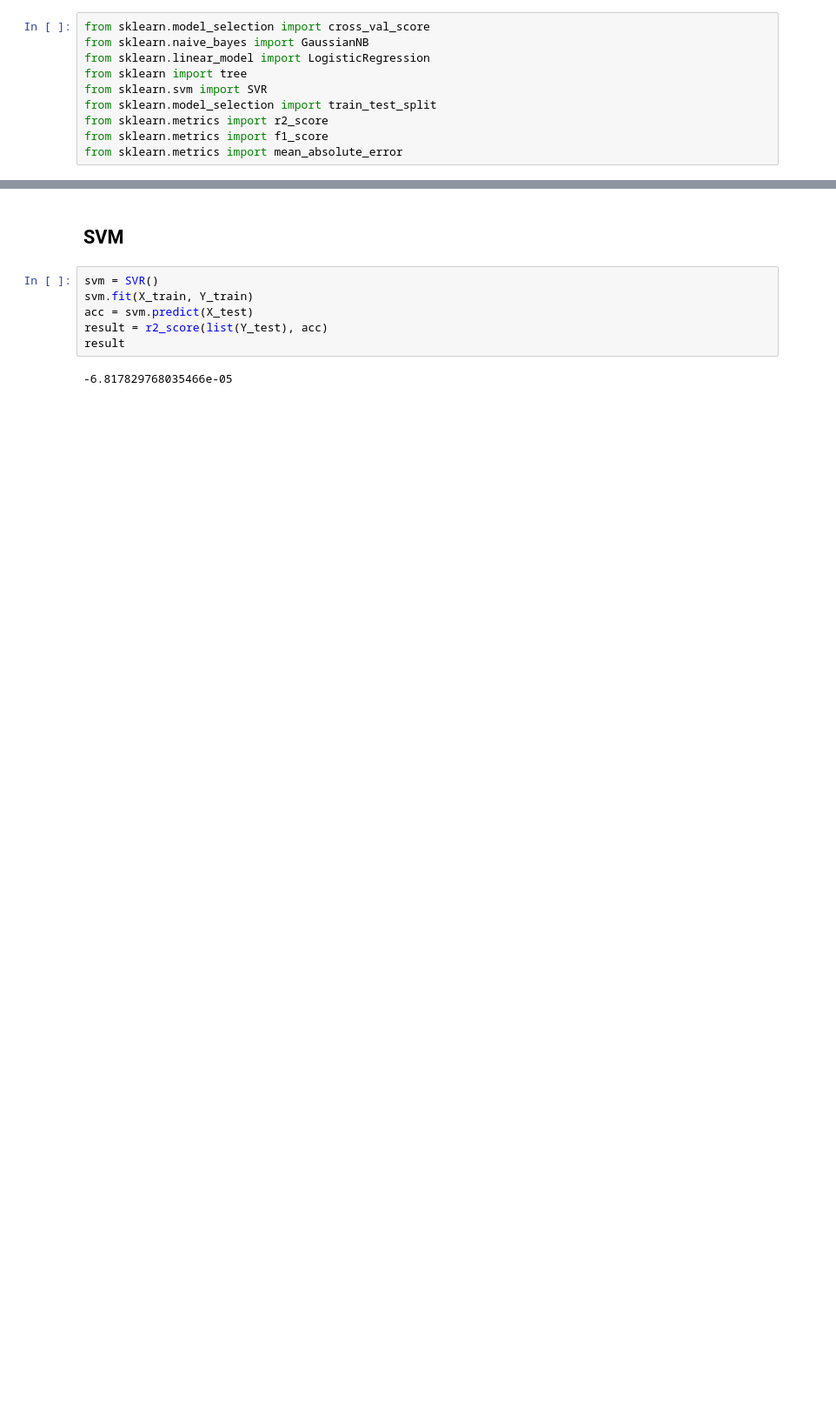
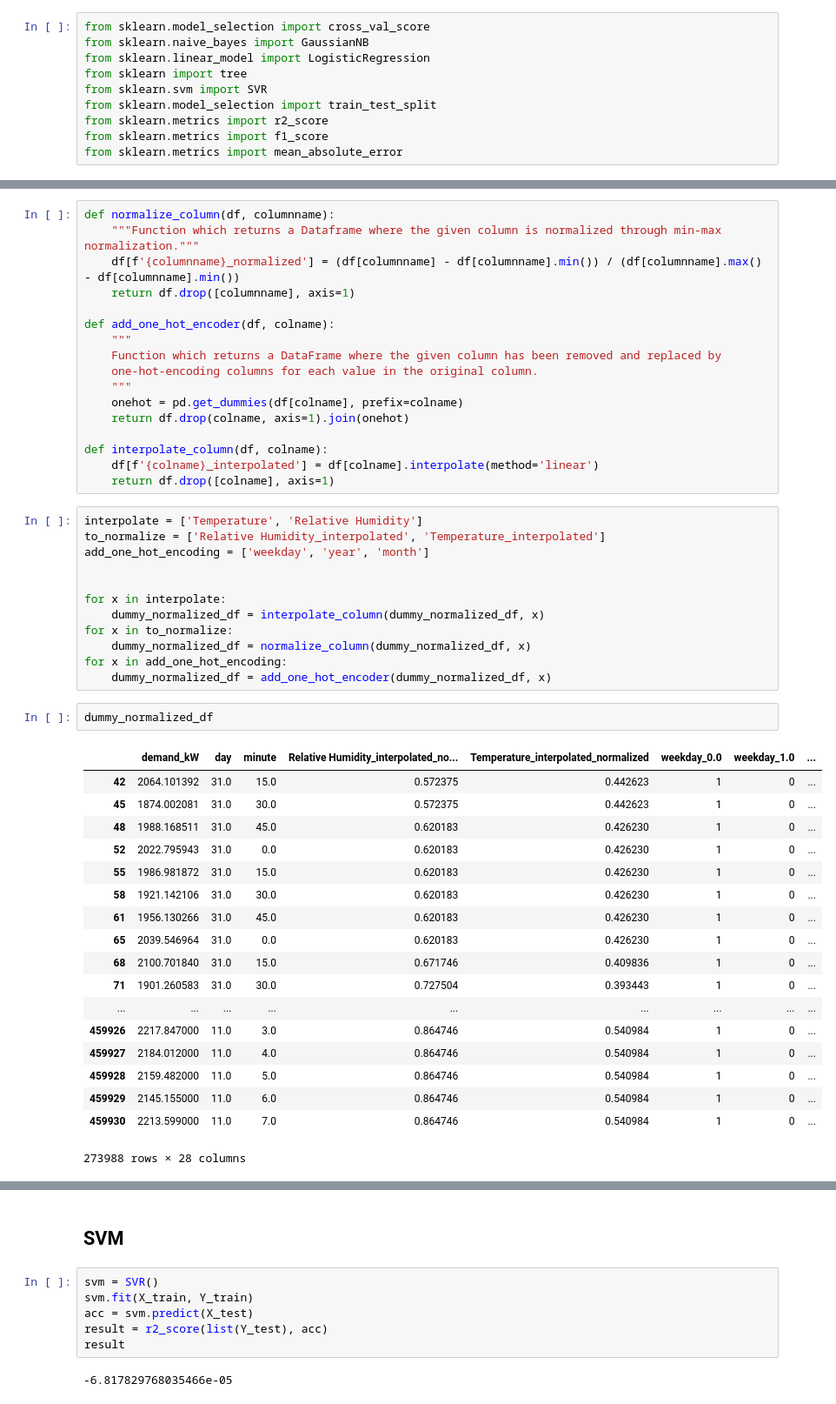
Before and after one commit to Robpennekamp/AppliedMachineLearning, a Jupyter notebook: Model Training by Sonja.ipynb, the cells around one changed output, grey strips where cells are left out. Shown at 87% size. Saved outputs shown, nothing was run; the diff lists cells and outputs as text; blank space fills up the shorter version.

```diff
--- a/Model Training by Sonja.ipynb
+++ b/Model Training by Sonja.ipynb
@@ -173,0 +254,50 @@ from sklearn.metrics import mean_absolute_error
+# %%
+def normalize_column(df, columnname):
+    """Function which returns a Dataframe where the given column is normalized through min-max normalization."""
+    df[f'{columnname}_normalized'] = (df[columnname] - df[columnname].min()) / (df[columnname].max() - df[columnname].min())
+    return df.drop([columnname], axis=1)
+
+def add_one_hot_encoder(df, colname):
+    """
+    Function which returns a DataFrame where the given column has been removed and replaced by
+    one-hot-encoding columns for each value in the original column.
+    """
+    onehot = pd.get_dummies(df[colname], prefix=colname)
+    return df.drop(colname, axis=1).join(onehot)
+
+def interpolate_column(df, colname):
+    df[f'{colname}_interpolated'] = df[colname].interpolate(method='linear')
+    return df.drop([colname], axis=1)
+# %%
+interpolate = ['Temperature', 'Relative Humidity']
+to_normalize = ['Relative Humidity_interpolated', 'Temperature_interpolated']
+add_one_hot_encoding = ['weekday', 'year', 'month']
+
+
+for x in interpolate:
+    dummy_normalized_df = interpolate_column(dummy_normalized_df, x)
+for x in to_normalize:
+    dummy_normalized_df = normalize_column(dummy_normalized_df, x)
+for x in add_one_hot_encoding:
+    dummy_normalized_df = add_one_hot_encoder(dummy_normalized_df, x)
+# %%
+dummy_normalized_df
+# %% [output]
+|  | demand_kW | day | minute | Relative Humidity_interpolated_no... | Temperature_interpolated_normalized | weekday_0.0 | weekday_1.0 | ... |
+| 42 | 2064.101392 | 31.0 | 15.0 | 0.572375 | 0.442623 | 1 | 0 | ... |
+| 45 | 1874.002081 | 31.0 | 30.0 | 0.572375 | 0.442623 | 1 | 0 | ... |
+| 48 | 1988.168511 | 31.0 | 45.0 | 0.620183 | 0.426230 | 1 | 0 | ... |
+| 52 | 2022.795943 | 31.0 | 0.0 | 0.620183 | 0.426230 | 1 | 0 | ... |
+| 55 | 1986.981872 | 31.0 | 15.0 | 0.620183 | 0.426230 | 1 | 0 | ... |
+| 58 | 1921.142106 | 31.0 | 30.0 | 0.620183 | 0.426230 | 1 | 0 | ... |
+| 61 | 1956.130266 | 31.0 | 45.0 | 0.620183 | 0.426230 | 1 | 0 | ... |
+| 65 | 2039.546964 | 31.0 | 0.0 | 0.620183 | 0.426230 | 1 | 0 | ... |
+| 68 | 2100.701840 | 31.0 | 15.0 | 0.671746 | 0.409836 | 1 | 0 | ... |
+| 71 | 1901.260583 | 31.0 | 30.0 | 0.727504 | 0.393443 | 1 | 0 | ... |
+| ... | ... | ... | ... | ... | ... | ... | ... | ... |
+| 459926 | 2217.847000 | 11.0 | 3.0 | 0.864746 | 0.540984 | 1 | 0 | ... |
+| 459927 | 2184.012000 | 11.0 | 4.0 | 0.864746 | 0.540984 | 1 | 0 | ... |
+| 459928 | 2159.482000 | 11.0 | 5.0 | 0.864746 | 0.540984 | 1 | 0 | ... |
+| 459929 | 2145.155000 | 11.0 | 6.0 | 0.864746 | 0.540984 | 1 | 0 | ... |
+| 459930 | 2213.599000 | 11.0 | 7.0 | 0.864746 | 0.540984 | 1 | 0 | ... |
+273988 rows × 28 columns
```
Also changed, not shown: parts of 20 cells of this notebook, 1 other file.
